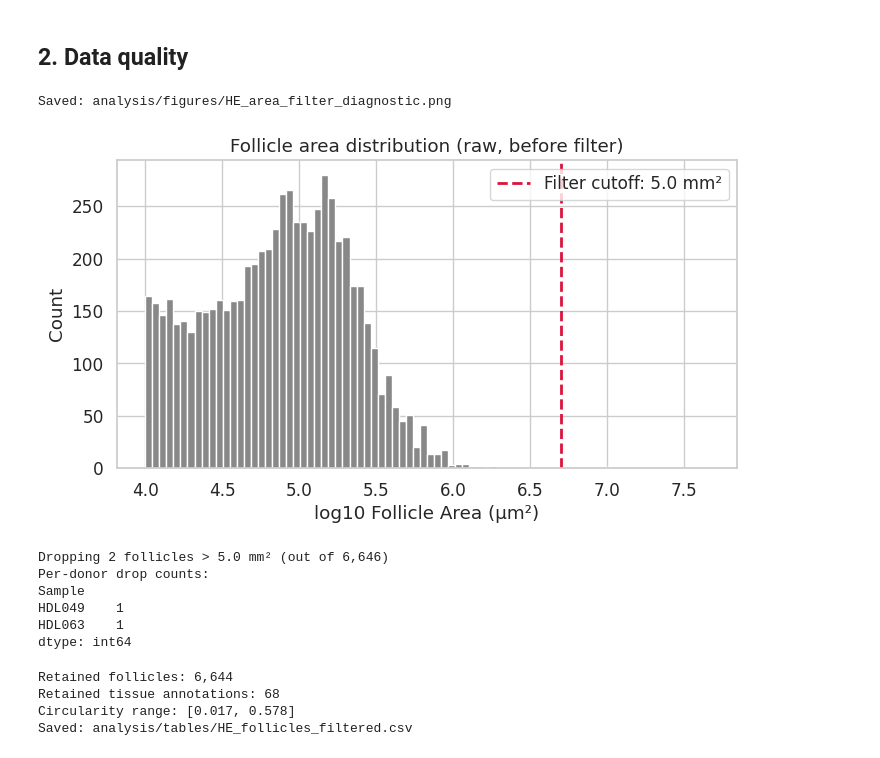
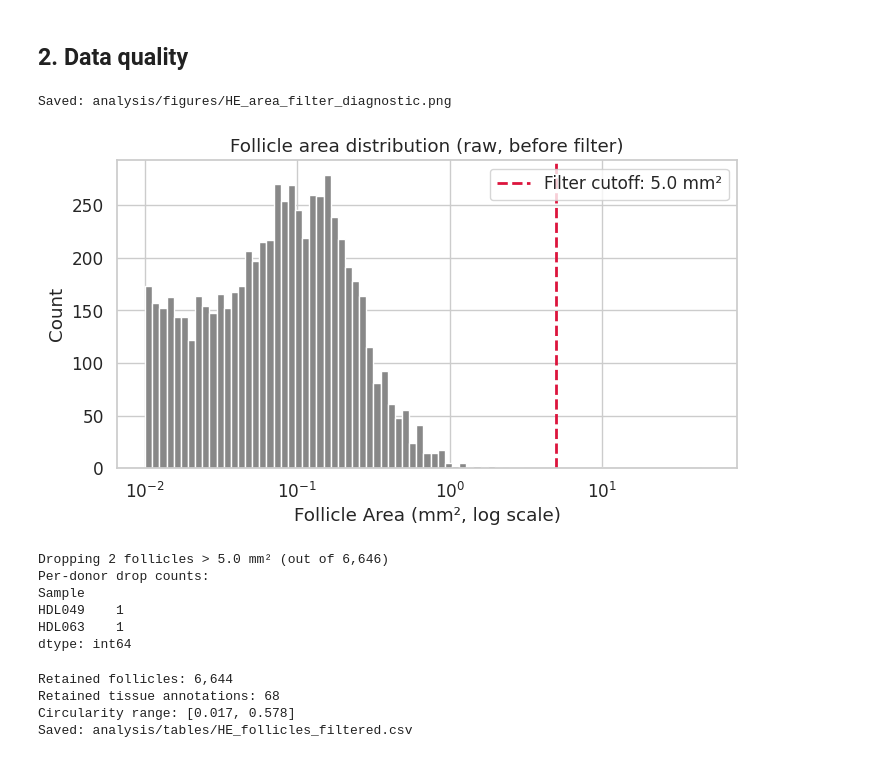
Before and after one commit to smith6jt-cop/SpleenFollicleCounterQP, a Jupyter notebook: analysis/H18_HE_follicles.ipynb, the cells around one changed output. Drawn from its saved outputs; the diff is of its cells as text; code cells hidden in the pictures.

```diff
--- a/analysis/H18_HE_follicles.ipynb
+++ b/analysis/H18_HE_follicles.ipynb
@@ -122,27 +122,34 @@ Saved: analysis/tables/HE_cohort_summary.csv
 # %%
 follicles_all = raw[raw['Classification'] == 'Follicle'].copy()
 tissue_all = raw[raw['Classification'] == 'Tissue'].copy()
 
+# Plot in mm² (log scale) so the cutoff label and the line position read 1:1.
+area_mm2 = follicles_all['Area µm^2'] / 1e6
+cutoff_mm2 = AREA_FILTER_UM2 / 1e6
+
 fig, ax = plt.subplots(figsize=(8, 4))
-ax.hist(np.log10(follicles_all['Area µm^2']), bins=80, color='#888', edgecolor='white')
-ax.axvline(np.log10(AREA_FILTER_UM2), color='crimson', ls='--', lw=2,
-           label=f'Filter cutoff: {AREA_FILTER_UM2/1e6:.1f} mm²')
-ax.set_xlabel('log10 Follicle Area (µm²)')
+upper = max(area_mm2.max(), cutoff_mm2) * 1.1
+bins = np.logspace(np.log10(area_mm2.min()), np.log10(upper), 80)
+ax.hist(area_mm2, bins=bins, color='#888', edgecolor='white')
+ax.set_xscale('log')
+ax.axvline(cutoff_mm2, color='crimson', ls='--', lw=2,
+           label=f'Filter cutoff: {cutoff_mm2:.1f} mm²')
+ax.set_xlabel('Follicle Area (mm², log scale)')
 ax.set_ylabel('Count')
 ax.set_title('Follicle area distribution (raw, before filter)')
 ax.legend()
 save_figure(fig, 'HE_area_filter_diagnostic')
 plt.show()
 
 n_drop = (follicles_all['Area µm^2'] > AREA_FILTER_UM2).sum()
 drop_per_donor = follicles_all[follicles_all['Area µm^2'] > AREA_FILTER_UM2].groupby('Sample').size()
 print(f'Dropping {n_drop} follicles > {AREA_FILTER_UM2/1e6:.1f} mm² (out of {len(follicles_all):,})')
 if n_drop > 0:
     print('Per-donor drop counts:')
     print(drop_per_donor)
 # %% [output]
 Saved: analysis/figures/HE_area_filter_diagnostic.png
-[figure, old version]
+[figure, new version]
 Dropping 2 follicles > 5.0 mm² (out of 6,646)
 Per-donor drop counts:
 Sample
```
Also changed, not shown: parts of 3 cells of this notebook, 1 other file.
